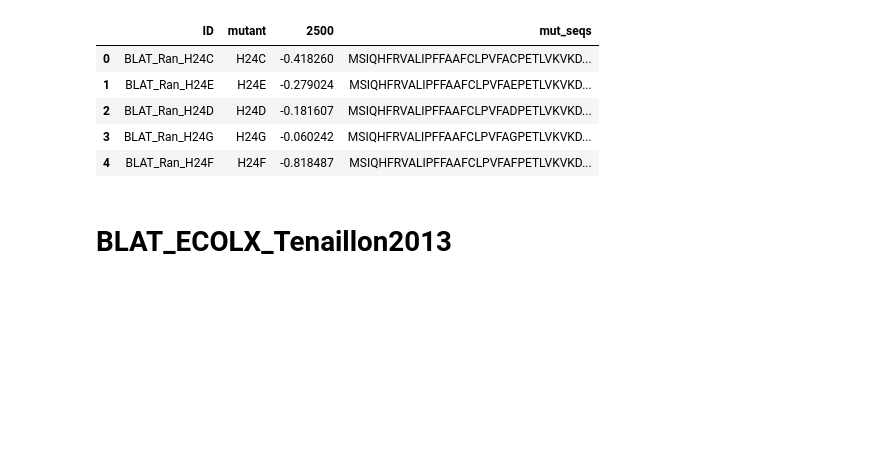
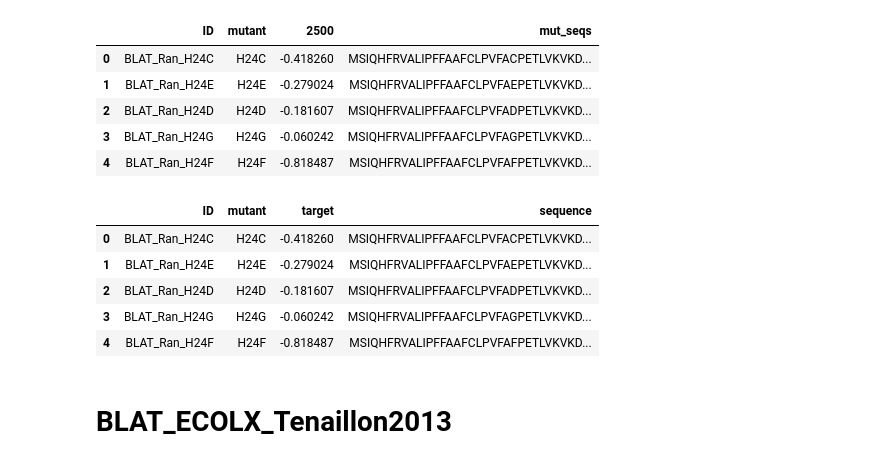
Before and after one commit to ziul-bio/SWAT, a Jupyter notebook: DMS_pre_processing.ipynb, the cells around one changed output. Saved outputs shown, nothing was run; the diff lists cells and outputs as text; code cells hidden in the pictures; blank space fills up the shorter version.

```diff
--- a/DMS_pre_processing.ipynb
+++ b/DMS_pre_processing.ipynb
@@ -343,4 +358,11 @@ df.head()
 fasta_file_maker(df, 'BLAT_ECOLX_Ranganathan2015')
 # %%
 df.rename(columns={'2500': 'target', 'mut_seqs': 'sequence'}, inplace = True)
-df.to_csv('data/metadata/BLAT_ECOLX_Ranganathan2015_metadata.csv')
+df.head()
+# %% [output]
+|  | ID | mutant | target | sequence |
+| 0 | BLAT_Ran_H24C | H24C | -0.418260 | MSIQHFRVALIPFFAAFCLPVFACPETLVKVKD... |
+| 1 | BLAT_Ran_H24E | H24E | -0.279024 | MSIQHFRVALIPFFAAFCLPVFAEPETLVKVKD... |
+| 2 | BLAT_Ran_H24D | H24D | -0.181607 | MSIQHFRVALIPFFAAFCLPVFADPETLVKVKD... |
+| 3 | BLAT_Ran_H24G | H24G | -0.060242 | MSIQHFRVALIPFFAAFCLPVFAGPETLVKVKD... |
+| 4 | BLAT_Ran_H24F | H24F | -0.818487 | MSIQHFRVALIPFFAAFCLPVFAFPETLVKVKD... |
```
Also changed, not shown: parts of 52 cells of this notebook.
